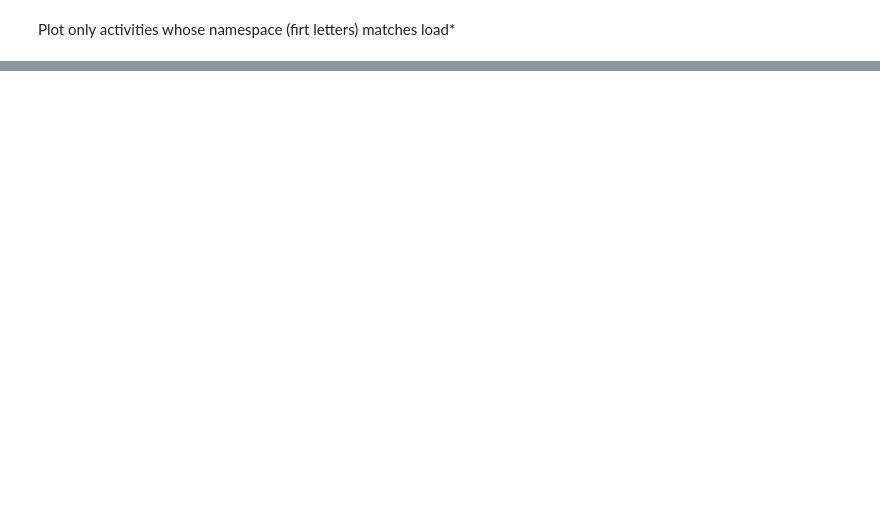
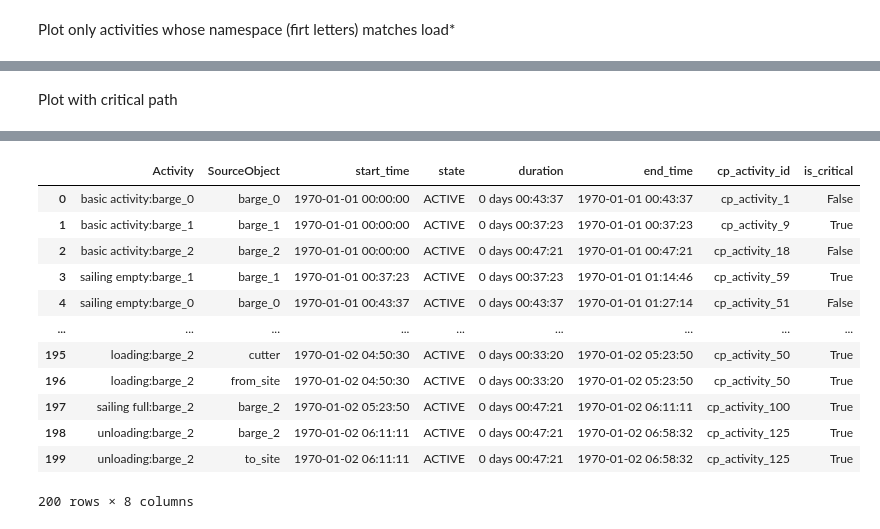
Before and after one commit to TUDelft-CITG/OpenCLSim, a Jupyter notebook: notebooks/24_cutters and barges.ipynb, the cells around one changed output, grey strips where cells are left out. Saved outputs shown, nothing was run; the diff lists cells and outputs as text; code cells hidden in the pictures; blank space fills up the shorter version.

```diff
--- a/notebooks/24_cutters and barges.ipynb
+++ b/notebooks/24_cutters and barges.ipynb
@@ -228,0 +233,8 @@ df
+# %% [markdown]
+Plot with critical path
+# %%
+ # %% run simulation and process output
+df_superlog = get_superlog_with_critical_path([*vessels.values(), from_site, to_site],
+                                              id_map=[activities[x] for x in activities])
+display(df_superlog)
+# %% [output]
@@ -228,0 +242,13 @@ df
+|  | Activity | SourceObject | start_time | state | duration | end_time | cp_activity_id | is_critical |
+| 0 | basic activity:barge_0 | barge_0 | 1970-01-01 00:00:00 | ACTIVE | 0 days 00:43:37 | 1970-01-01 00:43:37 | cp_activity_1 | False |
+| 1 | basic activity:barge_1 | barge_1 | 1970-01-01 00:00:00 | ACTIVE | 0 days 00:37:23 | 1970-01-01 00:37:23 | cp_activity_9 | True |
+| 2 | basic activity:barge_2 | barge_2 | 1970-01-01 00:00:00 | ACTIVE | 0 days 00:47:21 | 1970-01-01 00:47:21 | cp_activity_18 | False |
+| 3 | sailing empty:barge_1 | barge_1 | 1970-01-01 00:37:23 | ACTIVE | 0 days 00:37:23 | 1970-01-01 01:14:46 | cp_activity_59 | True |
+| 4 | sailing empty:barge_0 | barge_0 | 1970-01-01 00:43:37 | ACTIVE | 0 days 00:43:37 | 1970-01-01 01:27:14 | cp_activity_51 | False |
+| ... | ... | ... | ... | ... | ... | ... | ... | ... |
+| 195 | loading:barge_2 | cutter | 1970-01-02 04:50:30 | ACTIVE | 0 days 00:33:20 | 1970-01-02 05:23:50 | cp_activity_50 | True |
+| 196 | loading:barge_2 | from_site | 1970-01-02 04:50:30 | ACTIVE | 0 days 00:33:20 | 1970-01-02 05:23:50 | cp_activity_50 | True |
+| 197 | sailing full:barge_2 | barge_2 | 1970-01-02 05:23:50 | ACTIVE | 0 days 00:47:21 | 1970-01-02 06:11:11 | cp_activity_100 | True |
+| 198 | unloading:barge_2 | barge_2 | 1970-01-02 06:11:11 | ACTIVE | 0 days 00:47:21 | 1970-01-02 06:58:32 | cp_activity_125 | True |
+| 199 | unloading:barge_2 | to_site | 1970-01-02 06:11:11 | ACTIVE | 0 days 00:47:21 | 1970-01-02 06:58:32 | cp_activity_125 | True |
+200 rows × 8 columns
```
Also changed, not shown: parts of 8 cells of this notebook.
